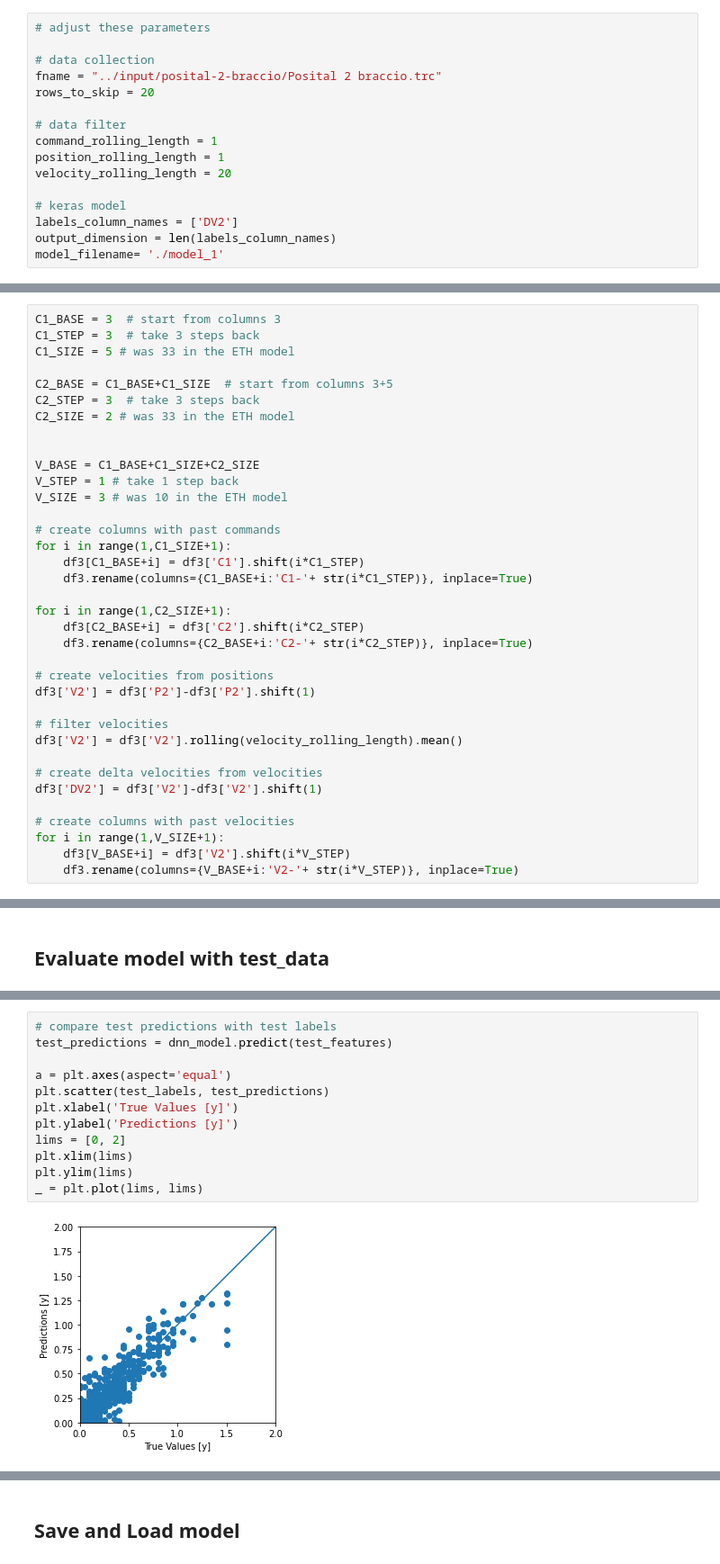
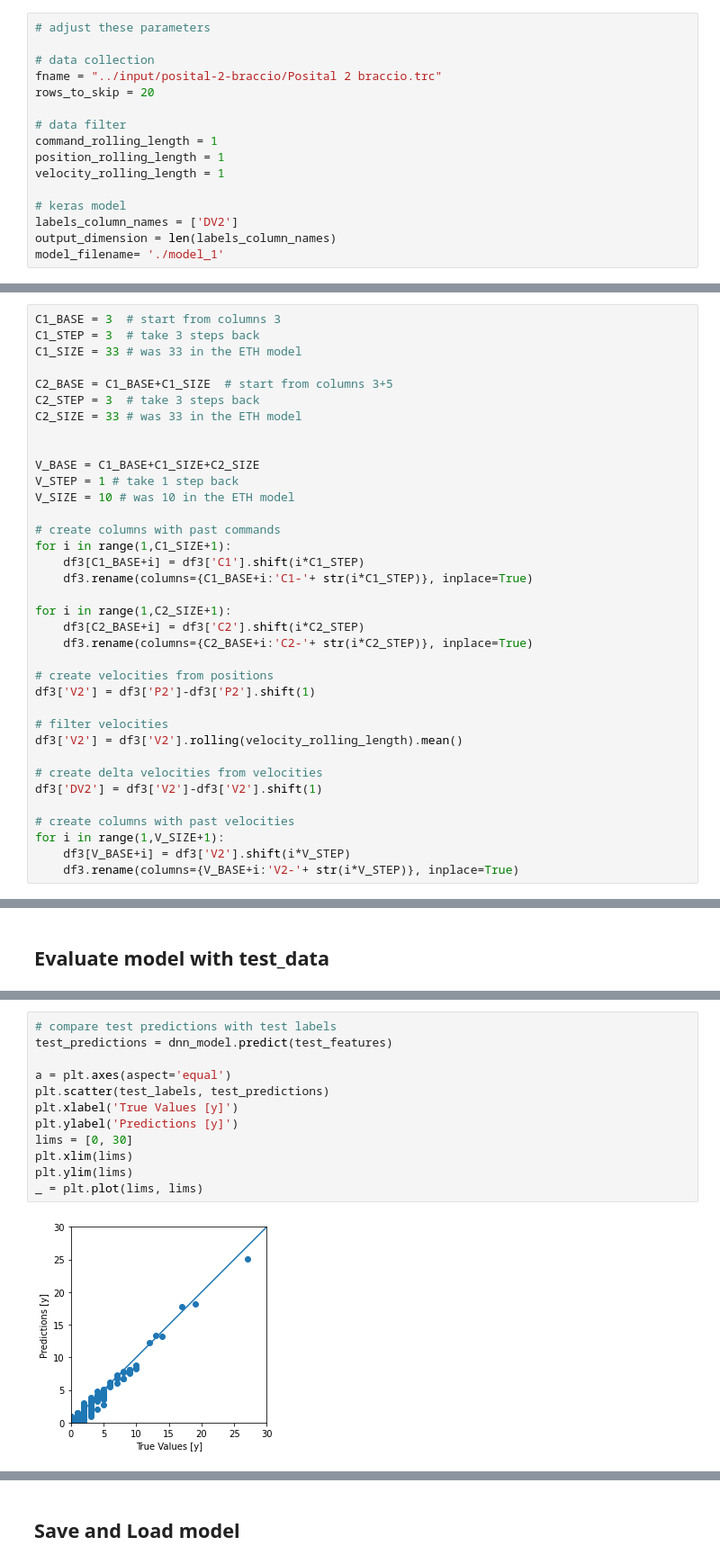
Before and after one commit to arac22/keras-demo, a Jupyter notebook: time-series-demo.ipynb, the cells around one changed output, grey strips where cells are left out. Shown at 90% size. Cells and saved outputs as stored; diff of their text form.

```diff
--- a/time-series-demo.ipynb
+++ b/time-series-demo.ipynb
@@ -35,7 +35,7 @@ rows_to_skip = 20
 # data filter
 command_rolling_length = 1
 position_rolling_length = 1
-velocity_rolling_length = 20
+velocity_rolling_length = 1
 
 # keras model
 labels_column_names = ['DV2']
@@ -225,16 +225,16 @@ df3
 # %%
 C1_BASE = 3  # start from columns 3
 C1_STEP = 3  # take 3 steps back
-C1_SIZE = 5 # was 33 in the ETH model
+C1_SIZE = 33 # was 33 in the ETH model
 
 C2_BASE = C1_BASE+C1_SIZE  # start from columns 3+5
 C2_STEP = 3  # take 3 steps back
-C2_SIZE = 2 # was 33 in the ETH model
+C2_SIZE = 33 # was 33 in the ETH model
 
 
 V_BASE = C1_BASE+C1_SIZE+C2_SIZE
 V_STEP = 1 # take 1 step back
-V_SIZE = 3 # was 10 in the ETH model
+V_SIZE = 10 # was 10 in the ETH model
 
 # create columns with past commands
 for i in range(1,C1_SIZE+1):
@@ -410,17 +423,17 @@ test_results
 # %%
 # compare test predictions with test labels
 test_predictions = dnn_model.predict(test_features)
 
 a = plt.axes(aspect='equal')
 plt.scatter(test_labels, test_predictions)
 plt.xlabel('True Values [y]')
 plt.ylabel('Predictions [y]')
-lims = [0, 2]
+lims = [0, 30]
 plt.xlim(lims)
 plt.ylim(lims)
 _ = plt.plot(lims, lims)
 # %% [output]
-[figure, old version]
+[figure, new version]
 # %%
 # evaluate predictions error
 error = test_predictions - test_labels
```
Also changed, not shown: parts of 10 cells of this notebook.
